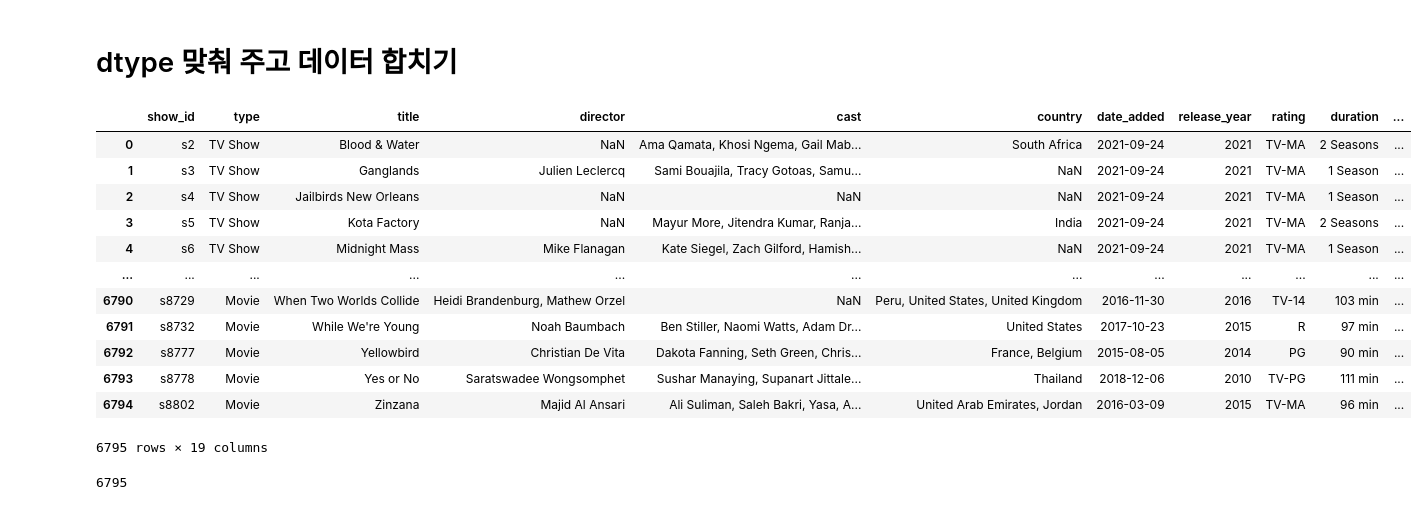
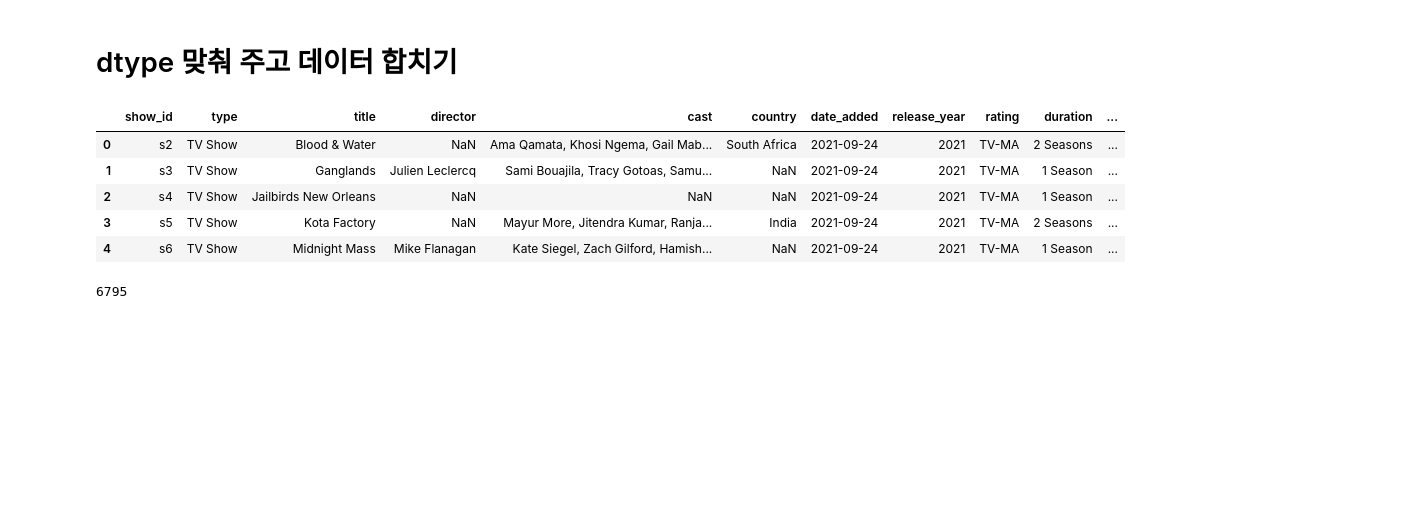
Before and after one commit to netfleeex/netflix_EDA, a Jupyter notebook: NETFLIX.ipynb, the cells around one changed output. Cells and saved outputs as stored; diff of their text form; code cells hidden in the pictures; blank space fills up the shorter version.

```diff
--- a/NETFLIX.ipynb
+++ b/NETFLIX.ipynb
@@ -7,8 +9,7 @@ import seaborn as sns
 # %% [markdown]
 # netflix data 불러오기
 # %%
-csv_path = os.getenv("HOME") + "/aiffel/Netflix/data/netflix_titles.csv"
+csv_path = os.getenv("HOME") + "/aiffel/hackerthon/data/netflix_titles.csv"
 data = pd.read_csv(csv_path)
 data_copy=data.copy()
 df = pd.DataFrame(data)
-df
@@ -62,8 +42,8 @@ Name: date_added, Length: 8807, dtype: datetime64[ns]
 # %% [markdown]
 # netflix 주가&거래량 데이터 불러오기
 # %%
-csv_path = os.getenv("HOME") + "/aiffel/Netflix/data/netflix_stockprice.csv"
+csv_path = os.getenv("HOME") + "/aiffel/hackerthon/data/netflix_stockprice.csv"
 data2 = pd.read_csv(csv_path)
 data2_copy=data2.copy()
 df2 = pd.DataFrame(data2)
-df2
+df2.head()
@@ -104,20 +70,13 @@ memory usage: 267.1 KB
 # %% [markdown]
 # dtype 맞춰 주고 데이터 합치기
 # %%
-df_INNER = pd.merge(df, df2, left_on='date_added', right_on='Date', how='inner')
-df_INNER
+df_titles_stockprice = pd.merge(df, df2, left_on='date_added', right_on='Date', how='inner')
+df_titles_stockprice.head()
 # %% [output]
 |  | show_id | type | title | director | cast | country | date_added | release_year | rating | duration | ... |
 | 0 | s2 | TV Show | Blood & Water | NaN | Ama Qamata, Khosi Ngema, Gail Mab... | South Africa | 2021-09-24 | 2021 | TV-MA | 2 Seasons | ... |
 | 1 | s3 | TV Show | Ganglands | Julien Leclercq | Sami Bouajila, Tracy Gotoas, Samu... | NaN | 2021-09-24 | 2021 | TV-MA | 1 Season | ... |
 | 2 | s4 | TV Show | Jailbirds New Orleans | NaN | NaN | NaN | 2021-09-24 | 2021 | TV-MA | 1 Season | ... |
 | 3 | s5 | TV Show | Kota Factory | NaN | Mayur More, Jitendra Kumar, Ranja... | India | 2021-09-24 | 2021 | TV-MA | 2 Seasons | ... |
 | 4 | s6 | TV Show | Midnight Mass | Mike Flanagan | Kate Siegel, Zach Gilford, Hamish... | NaN | 2021-09-24 | 2021 | TV-MA | 1 Season | ... |
-| ... | ... | ... | ... | ... | ... | ... | ... | ... | ... | ... | ... |
-| 6790 | s8729 | Movie | When Two Worlds Collide | Heidi Brandenburg, Mathew Orzel | NaN | Peru, United States, United Kingdom | 2016-11-30 | 2016 | TV-14 | 103 min | ... |
-| 6791 | s8732 | Movie | While We're Young | Noah Baumbach | Ben Stiller, Naomi Watts, Adam Dr... | United States | 2017-10-23 | 2015 | R | 97 min | ... |
-| 6792 | s8777 | Movie | Yellowbird | Christian De Vita | Dakota Fanning, Seth Green, Chris... | France, Belgium | 2015-08-05 | 2014 | PG | 90 min | ... |
-| 6793 | s8778 | Movie | Yes or No | Saratswadee Wongsomphet | Sushar Manaying, Supanart Jittale... | Thailand | 2018-12-06 | 2010 | TV-PG | 111 min | ... |
-| 6794 | s8802 | Movie | Zinzana | Majid Al Ansari | Ali Suliman, Saleh Bakri, Yasa, A... | United Arab Emirates, Jordan | 2016-03-09 | 2015 | TV-MA | 96 min | ... |
-6795 rows × 19 columns
 # %%
```
Also changed, not shown: parts of 55 cells of this notebook.
